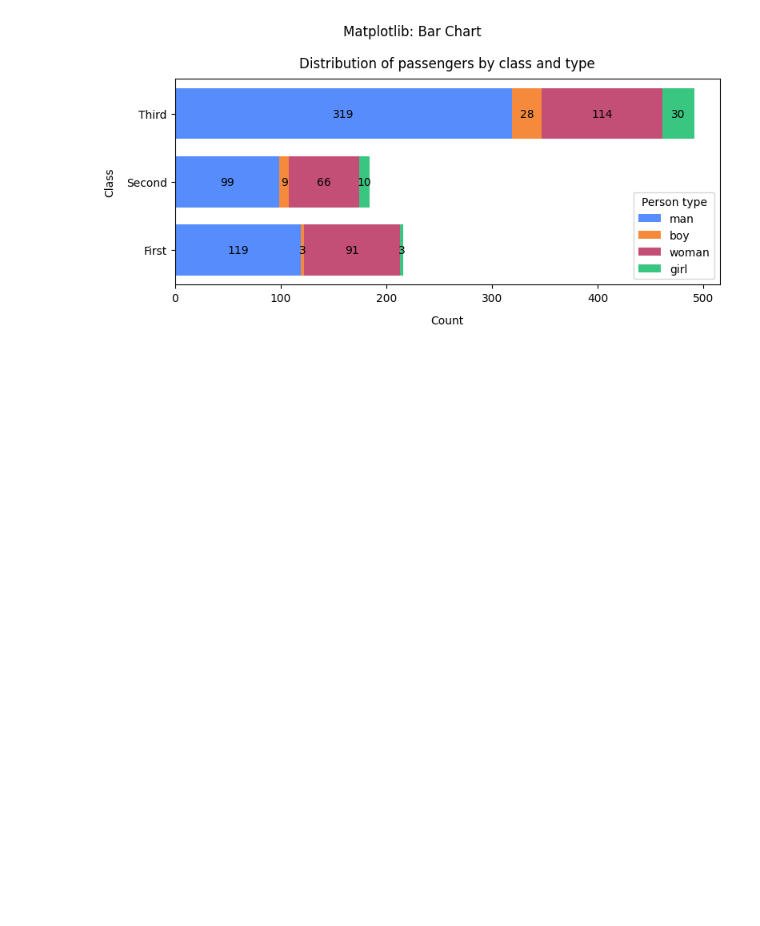
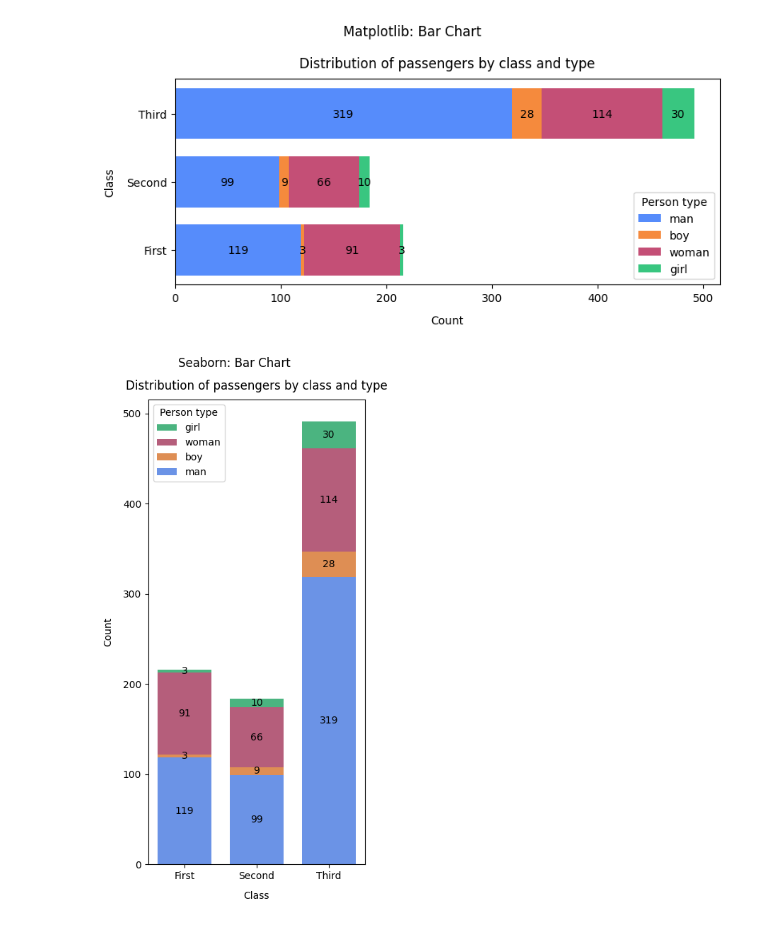
Before and after one commit to BogdanPinchuk/DataScience-PBY_HW8, a Jupyter notebook: Bohdan_Pinchuk_DS_HW8.ipynb, the cells around one changed output. Drawn from its saved outputs; the diff is of its cells as text; code cells hidden in the pictures; blank space fills up the shorter version.

Commit message:
[Homework8] - implemeted bar plot for seaborn

```diff
--- a/Bohdan_Pinchuk_DS_HW8.ipynb
+++ b/Bohdan_Pinchuk_DS_HW8.ipynb
@@ -1120,3 +1136,54 @@ plt.tight_layout()
 plt.show()
 # %% [output]
 [figure]
+# %%
+# Graphic results - Bar Chart - Seaborn
+
+import numpy as np
+import seaborn as sns
+import matplotlib.pyplot as plt
+
+# Input data
+lib_name = "Seaborn"
+chart_name = "Bar Chart"
+width = 0.75
+
+# Solution
+classes = grouped_swscf_class.index.get_level_values(class_col_name).unique().tolist()
+person_types = grouped_swscf_class.index.get_level_values(person_type_col_name).unique().tolist()
+# better for the chart
+person_types = ["man", "boy", "woman", "girl"]
+
+person_type_counts = {}
+previous_person_counts = np.zeros(len(classes))
+for person_type in person_types:
+    person_type_counts[person_type] = (previous_person_counts +
+                                       grouped_swscf_person_type.loc[person_type]['total_count'].values)
+    previous_person_counts = person_type_counts[person_type]
+
+_, axes = plt.subplots(figsize=(4, 8))
+
+ax = axes
+colors = sns.color_palette(n_colors=len(person_types))[::-1]
+
+for i, item in enumerate(reversed(person_type_counts.items())):
+    person_type, person_count = item
+    sns.barplot(x=classes, y=person_count, ax=ax, width=width, label=person_type, color=colors[i])
+
+    current_values = grouped_swscf_person_type.loc[person_type]['total_count'].values
+    centers = (person_count - current_values) + 0.5 * current_values
+    for j, count in enumerate(current_values):
+        if count > 0:
+            ax.text(j, centers[j], count, ha='center', va='center')
+ax.legend(title='Person type')
+
+ax.set_title("Distribution of passengers by class and type", pad=10, loc='center', color='black')
+ax.set_xlabel("Class", labelpad=10, loc='center', color='black')
+ax.set_ylabel("Count", labelpad=10, loc='center', color='black')
+
+plt.suptitle(f"{lib_name}: {chart_name}")
+
+plt.tight_layout()
+plt.show()
+# %% [output]
+[figure, added]
```
Also changed, not shown: parts of 4 cells of this notebook.
